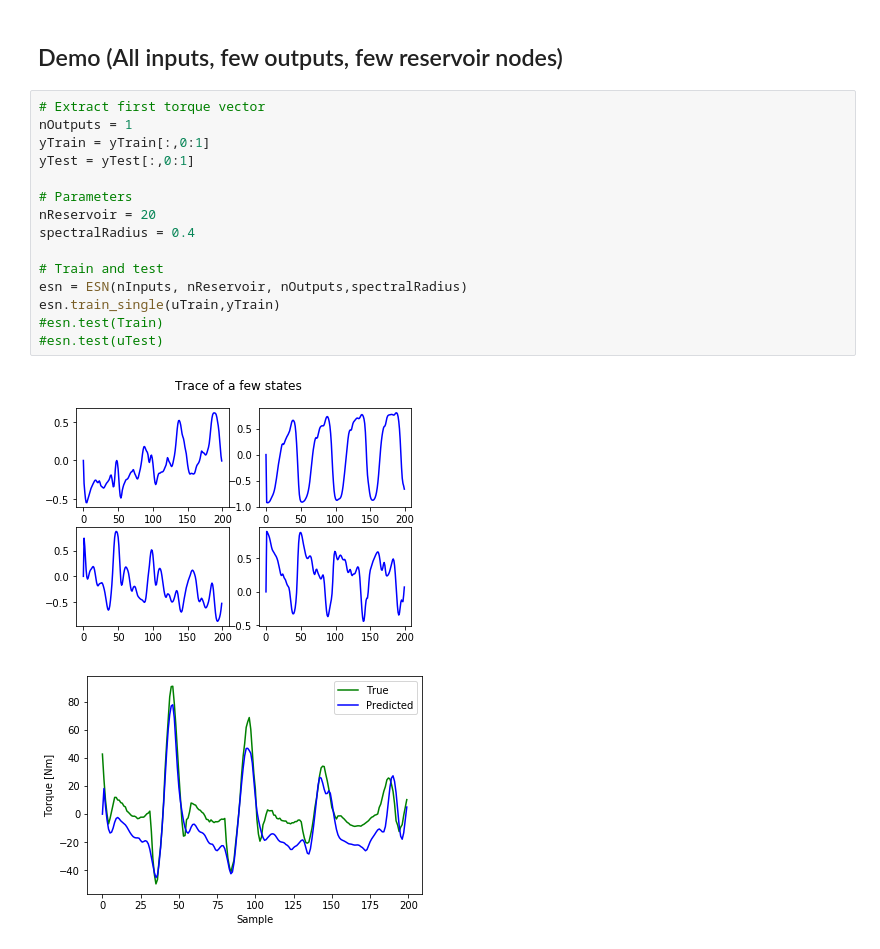
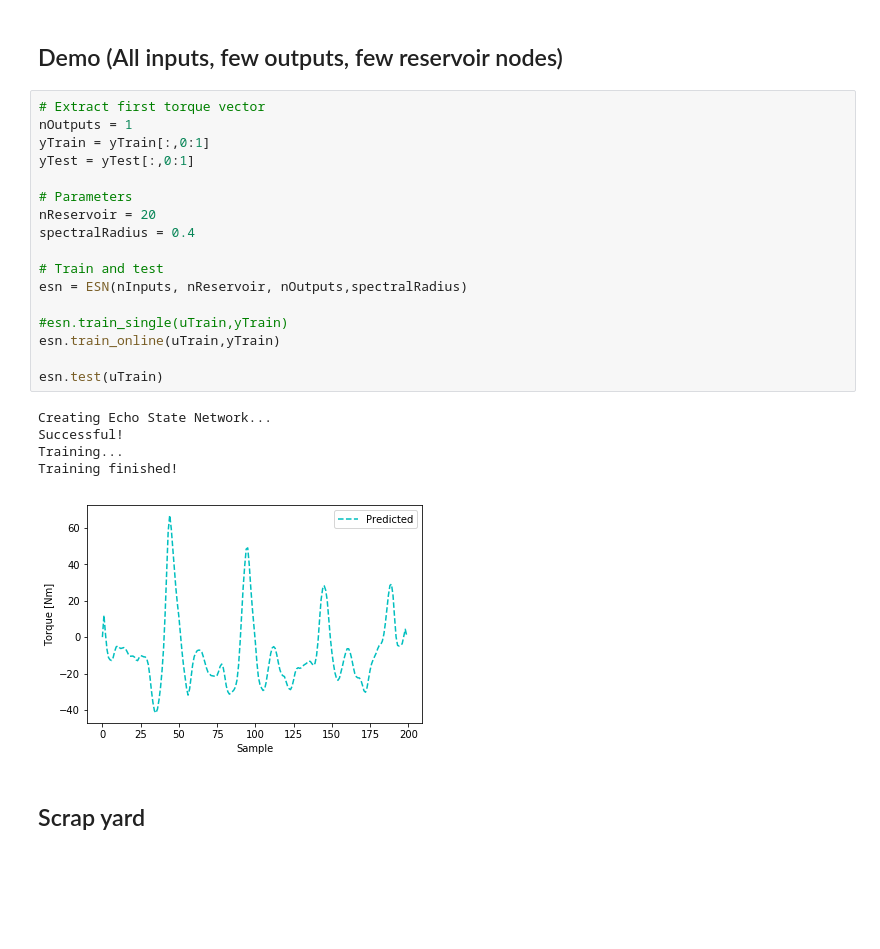
Before and after one commit to jaclanL/Project-Course---Deep-NN-, a Jupyter notebook: ESN.ipynb, the cells around one changed output. Cells and saved outputs as stored; diff of their text form; blank space fills up the shorter version.

```diff
--- a/ESN.ipynb
+++ b/ESN.ipynb
@@ -179,18 +249,25 @@ uTest = normalize_input(uTest)
 # %%
 # Extract first torque vector
 nOutputs = 1
 yTrain = yTrain[:,0:1]
 yTest = yTest[:,0:1]
 
 # Parameters
 nReservoir = 20
 spectralRadius = 0.4
 
 # Train and test
 esn = ESN(nInputs, nReservoir, nOutputs,spectralRadius)
-esn.train_single(uTrain,yTrain)
-#esn.test(Train)
-#esn.test(uTest)
+
+#esn.train_single(uTrain,yTrain)
+esn.train_online(uTrain,yTrain)
+
+esn.test(uTrain)
 # %% [output]
+Creating Echo State Network...
+Successful!
+Training...
+Training finished!
-[figure, old version]
+[figure, new version]
-[figure, removed]
+# %% [markdown]
+## Scrap yard
```
Also changed, not shown: parts of 6 cells of this notebook, 1 other file.
